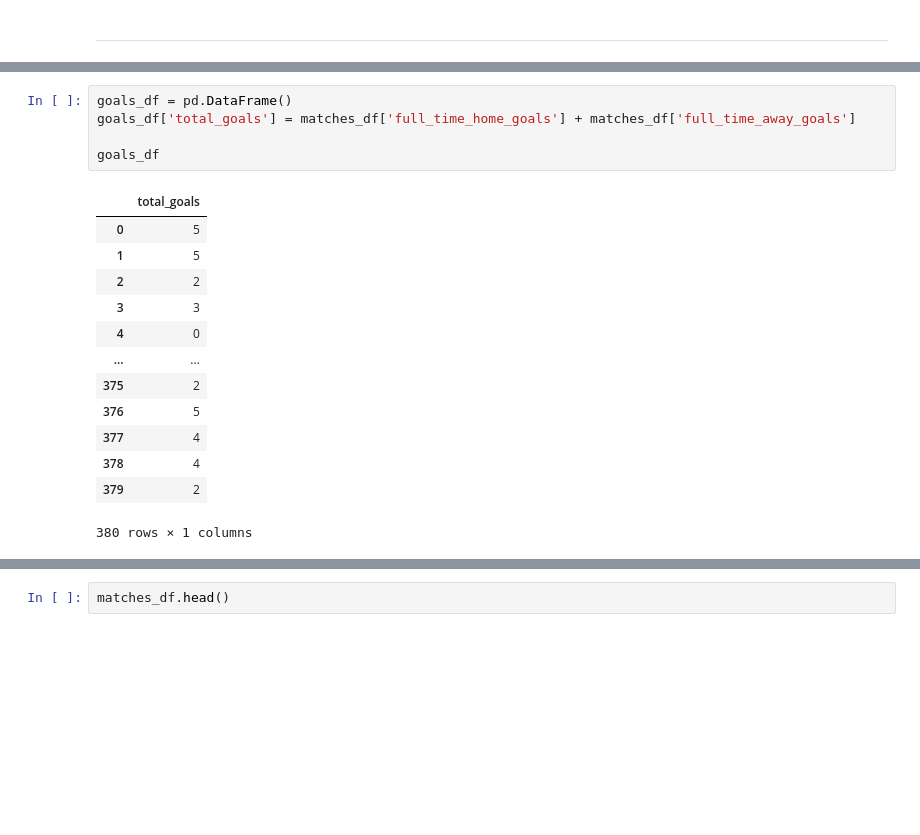
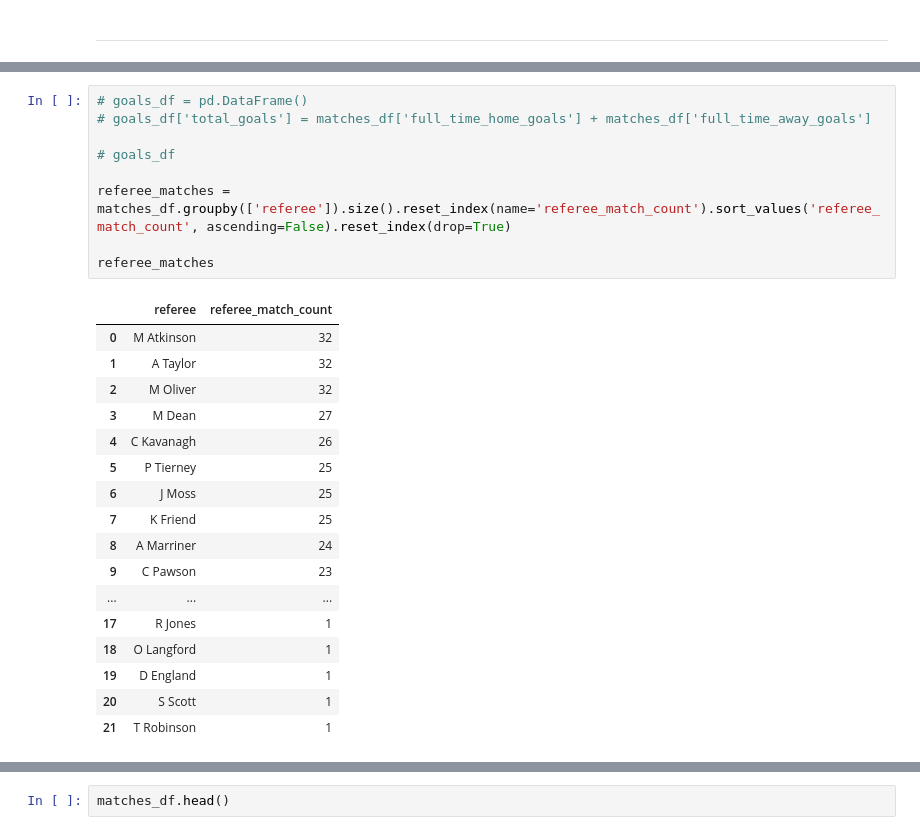
Before and after one commit to CharlesPeterMcCarthy/english-premier-league-2019-2020-statistical-analysis, a Jupyter notebook: epl-2019-2020.ipynb, the cells around one changed output, grey strips where cells are left out. Drawn from its saved outputs; the diff is of its cells as text; blank space fills up the shorter version.

```diff
--- a/epl-2019-2020.ipynb
+++ b/epl-2019-2020.ipynb
@@ -1400,21 +1410,29 @@ plt.show()
 # %% [output]
 [figure]
 # %%
-goals_df = pd.DataFrame()
-goals_df['total_goals'] = matches_df['full_time_home_goals'] + matches_df['full_time_away_goals']
+# goals_df = pd.DataFrame()
+# goals_df['total_goals'] = matches_df['full_time_home_goals'] + matches_df['full_time_away_goals']
 
-goals_df
+# goals_df
+
+referee_matches = matches_df.groupby(['referee']).size().reset_index(name='referee_match_count').sort_values('referee_match_count', ascending=False).reset_index(drop=True)
+
+referee_matches
 # %% [output]
-|  | total_goals |
-| 0 | 5 |
-| 1 | 5 |
-| 2 | 2 |
-| 3 | 3 |
-| 4 | 0 |
-| ... | ... |
-| 375 | 2 |
-| 376 | 5 |
-| 377 | 4 |
-| 378 | 4 |
-| 379 | 2 |
+|  | referee | referee_match_count |
+| 0 | M Atkinson | 32 |
+| 1 | A Taylor | 32 |
+| 2 | M Oliver | 32 |
+| 3 | M Dean | 27 |
+| 4 | C Kavanagh | 26 |
+| 5 | P Tierney | 25 |
+| 6 | J Moss | 25 |
+| 7 | K Friend | 25 |
+| 8 | A Marriner | 24 |
+| 9 | C Pawson | 23 |
+| ... | ... | ... |
+| 17 | R Jones | 1 |
+| 18 | O Langford | 1 |
+| 19 | D England | 1 |
+| 20 | S Scott | 1 |
+| 21 | T Robinson | 1 |
-380 rows × 1 columns
```
Also changed, not shown: parts of 10 cells of this notebook.
